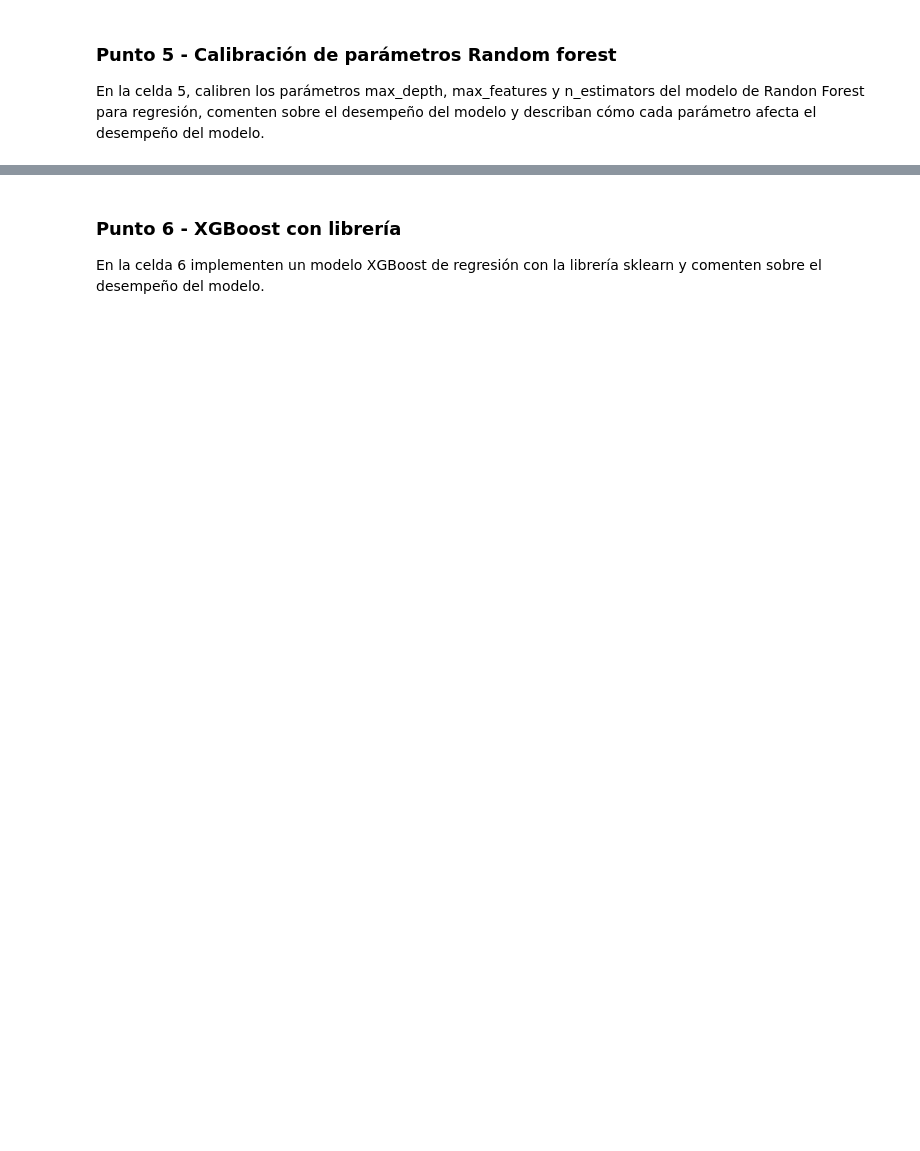
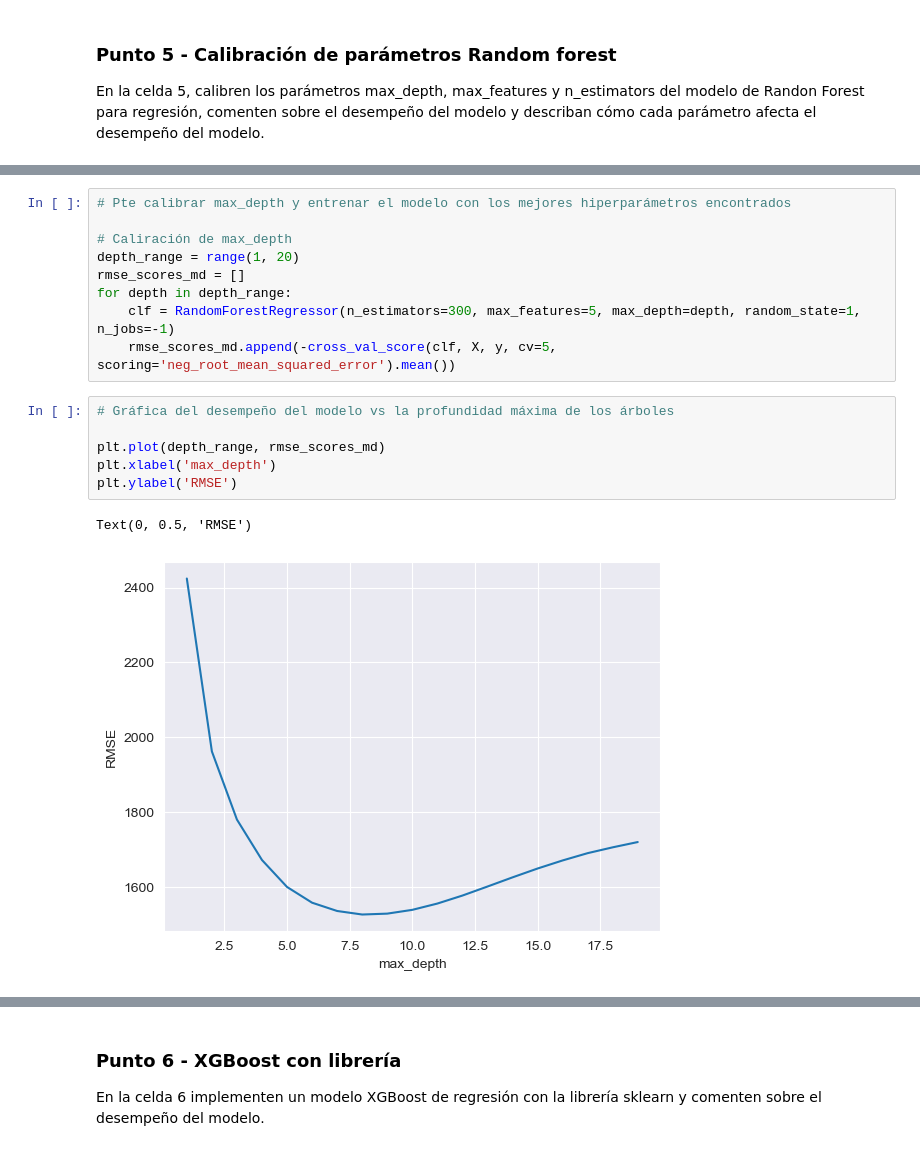
Before and after one commit to jantonioagudelo/MIAD_ML_NLP_2026, a Jupyter notebook: Semana 2/S2TC1_RandomForests_Boosting.ipynb, the cells around one changed output, grey strips where cells are left out. Drawn from its saved outputs; the diff is of its cells as text; blank space fills up the shorter version.

```diff
--- a/Semana 2/S2TC1_RandomForests_Boosting.ipynb
+++ b/Semana 2/S2TC1_RandomForests_Boosting.ipynb
@@ -250,0 +380,18 @@ En la celda 5, calibren los parámetros max_depth, max_features y n_estimators d
+# %%
+# Pte calibrar max_depth y entrenar el modelo con los mejores hiperparámetros encontrados
+
+# Caliración de max_depth
+depth_range = range(1, 20)
+rmse_scores_md = []
+for depth in depth_range:
+    clf = RandomForestRegressor(n_estimators=300, max_features=5, max_depth=depth, random_state=1, n_jobs=-1)
+    rmse_scores_md.append(-cross_val_score(clf, X, y, cv=5, scoring='neg_root_mean_squared_error').mean())
+# %%
+# Gráfica del desempeño del modelo vs la profundidad máxima de los árboles
+
+plt.plot(depth_range, rmse_scores_md)
+plt.xlabel('max_depth')
+plt.ylabel('RMSE')
+# %% [output]
+Text(0, 0.5, 'RMSE')
+[figure, added]
```
Also changed, not shown: parts of 30 cells of this notebook.
